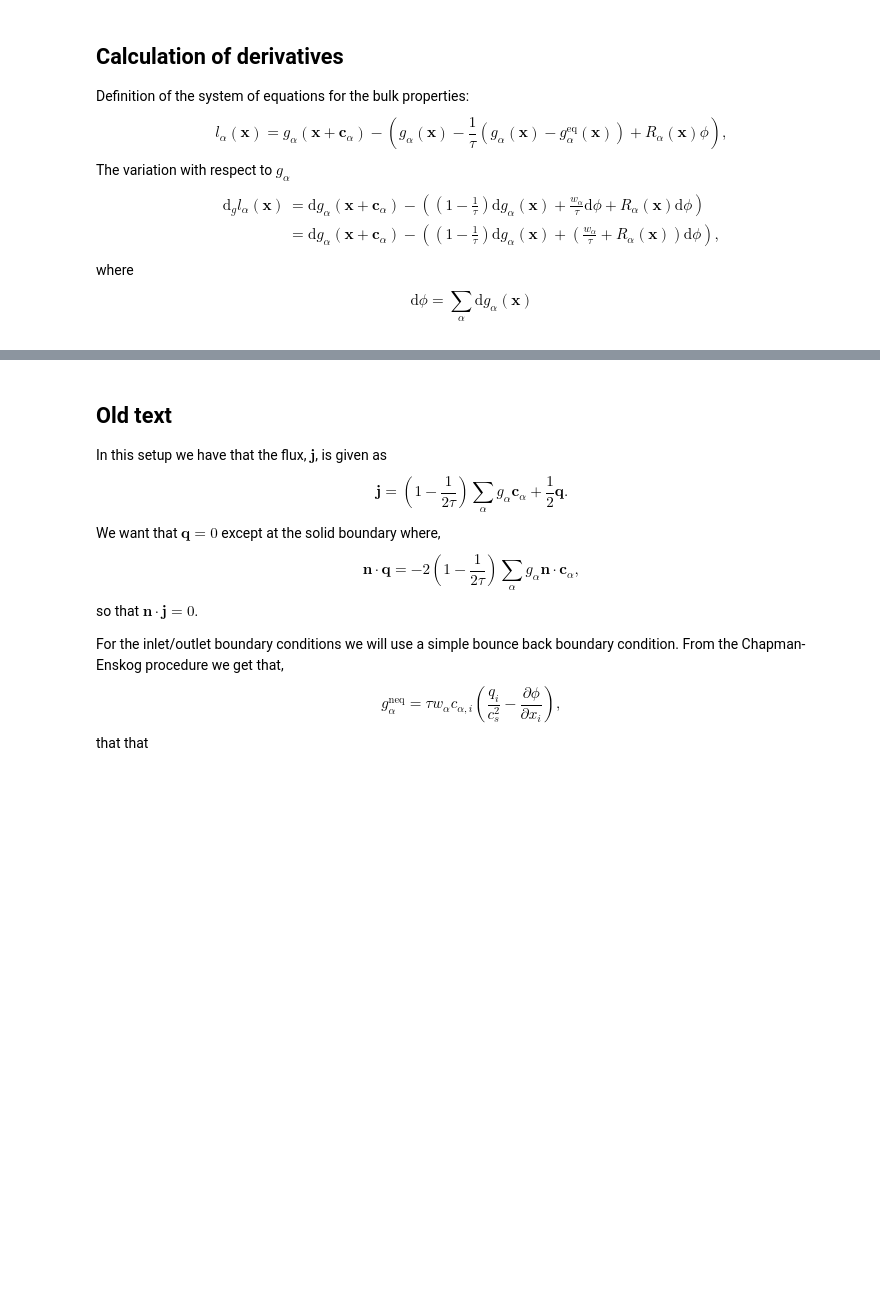
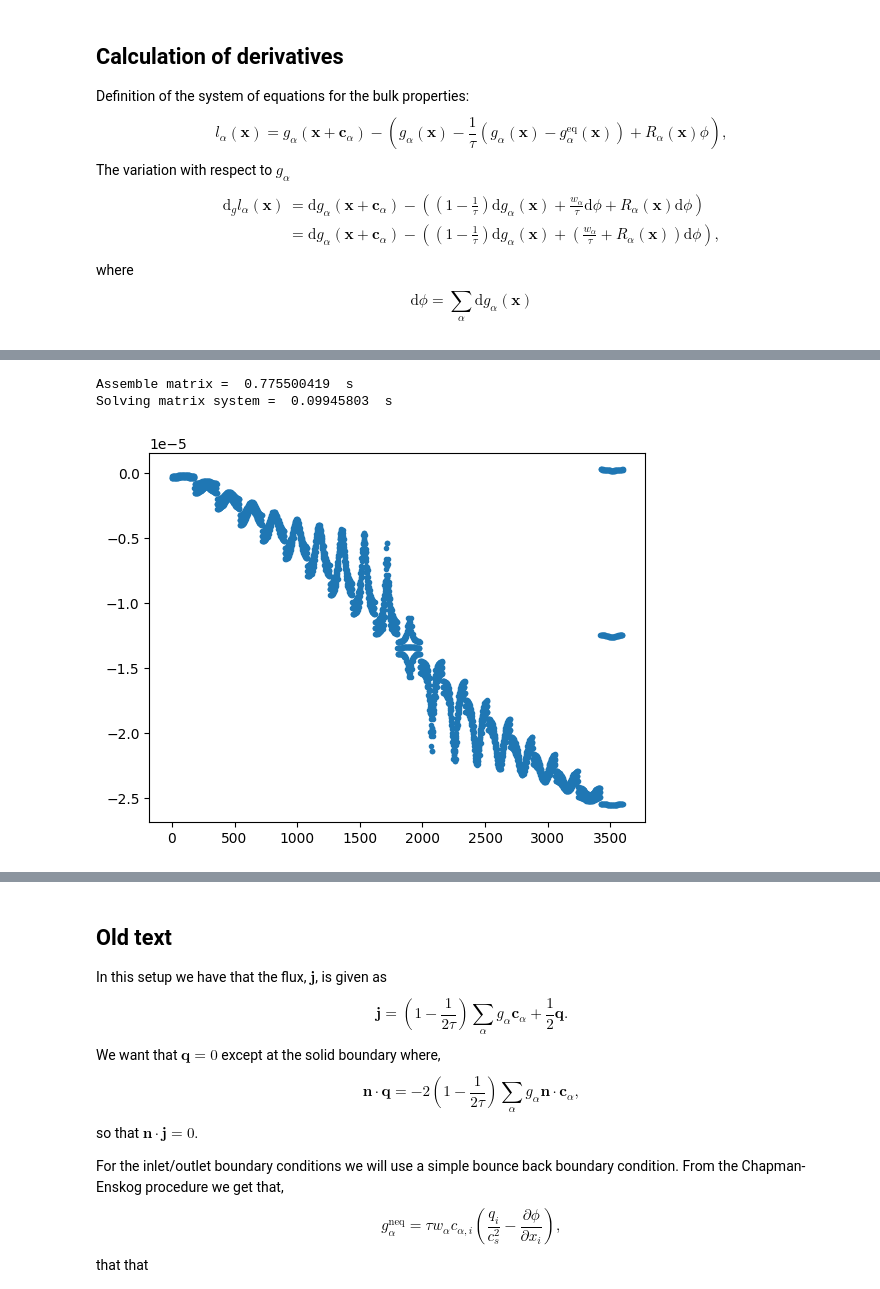
Before and after one commit to eje74/Adjoint, a Jupyter notebook: diffusion.ipynb, the cells around one changed output, grey strips where cells are left out. Cells and saved outputs as stored; diff of their text form; code cells hidden in the pictures; blank space fills up the shorter version.

```diff
--- a/diffusion.ipynb
+++ b/diffusion.ipynb
@@ -93,6 +93,7 @@ def propagate(f, c_input):
 Setup the lattice:
 # %%
 c = np.array([[0, 0], [1, 0], [-1, 0], [0, 1], [0, -1], [1, 1], [-1, -1], [1, -1], [-1, 1]], dtype=int)
+alpha_hat = np.array([0, 2, 1, 4, 3, 6, 5, 8, 7], dtype=int)
 w = np.array([4/9] + [1/9]*4 + [1/36]*4)
 # %% [markdown]
 #### Test case
@@ -228,0 +386,10 @@ val = np.array([1, a] + 9*[b])
+# %%
+def dg_H(sub, p, jx_mean, jx_max, tau, boundary_size, c, system_size):
+    tmp = 2*(jx_mean - p*jx_max)*(1-0.5/tau)/boundary_size
+    val = tmp*c[1:, 0]
+    ind = np.array([sub2ind(q, sub, system_size) for q in np.arange(1,9)])
+    return val, ind
+
+val_out, ind_out = dg_H(sub, 0.7, 0.5, 1.2, tau, system_size[1], c, system_size)
+print(val_out)
+print(ind_out)
@@ -228,0 +416,69 @@ val = np.array([1, a] + 9*[b])
+# %%
+# Setup system of equations
+from scipy.sparse import lil_matrix
+from scipy.sparse.linalg import spsolve
+from time import time_ns
+
+time_start = time_ns()
+
+# Setup system size
+N = 9*np.prod(system_size)
+
+M = lil_matrix((N, N))
+y = np.zeros((N,))
+
+
+# Bulk part of system
+for i in np.arange(1, system_size[0]-1):
+    for j in np.arange(system_size[1]):
+        for alpha in np.arange(9):
+            gamma = sub2ind(alpha, (i, j), system_size)
+            for v, beta in zip(*dg_l_bulk(alpha, (i, j), tau, source_const, c, system_size)):
+                M[beta, gamma] += v
+
+# Left hand boundary
+#for i, alpha_list in zip([0, system_size[0]-1], [[1, 5, 7], [2, 6, 8]]):
+i = 0
+for j in np.arange(system_size[1]):
+    for  alpha in np.arange(9):
+        gamma = sub2ind(alpha, (i, j), system_size)
+        if alpha in [1, 5, 7]:
+            for v, beta in zip(*dg_l_bounceback(alpha, (i, j), alpha_hat, system_size)):
+                M[beta, gamma] += v
+        else:
+            for v, beta in zip(*dg_l_bulk(alpha, (i, j), tau, source_const, c, system_size)):
+                M[beta, gamma] += v
+
+i = system_size[0]-1
+for j in np.arange(system_size[1]):
+    val, ind = dg_H((i, j), p_jmax, jx_mean, flux_max, tau, system_size[1], c, system_size)
+    for v, beta in zip(val, ind):
+        y[beta] -= v
+    for  alpha in np.arange(9):
+        gamma = sub2ind(alpha, (i, j), system_size)
+        if alpha in [2, 6, 8]:
+            # for v, beta in zip(*dg_l_bounceback(alpha, (i, j), alpha_hat, system_size)):
+            for v, beta in zip(*dg_l_bounceback2(alpha, (i, j), tau, source_const, alpha_hat, system_size)):
+                M[beta, gamma] += v
+        else:
+            for v, beta in zip(*dg_l_bulk(alpha, (i, j), tau, source_const, c, system_size)):
+                M[beta, gamma] += v
+
+M = M.tocsr()
+
+print("Assemble matrix = ", (time_ns()-time_start)*1e-9, " s")
+
+time_start = time_ns()
+lag_mult = spsolve(M, y) # Lagrange multiplicator
+
+plt.figure()
+plt.plot(lag_mult, '.')
+
+plt.figure()
+plt.plot(y, '.')
+
+print("Solving matrix system = ", (time_ns()-time_start)*1e-9, " s")
+# %% [output]
+Assemble matrix =  0.775500419  s
+Solving matrix system =  0.09945803  s
+[figure, added]
```
Also changed, not shown: parts of 18 cells of this notebook, 2 other files.
